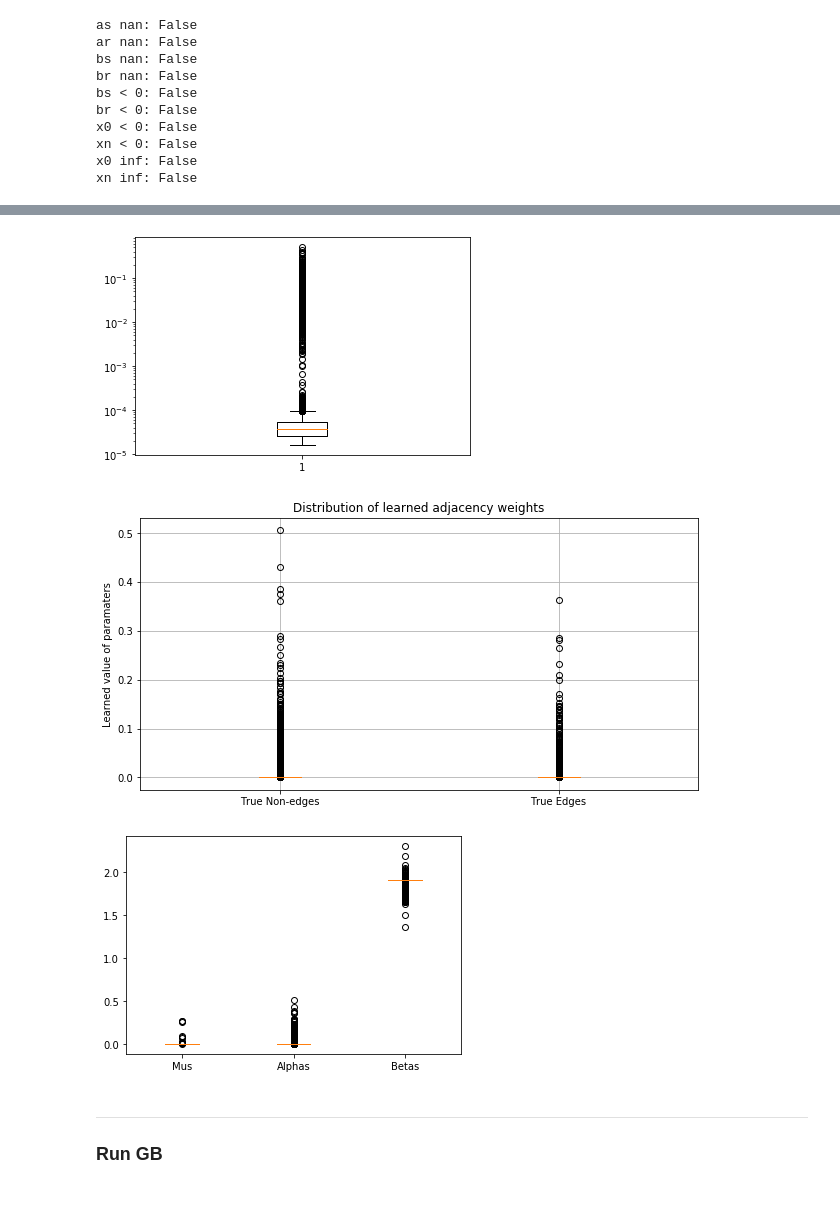
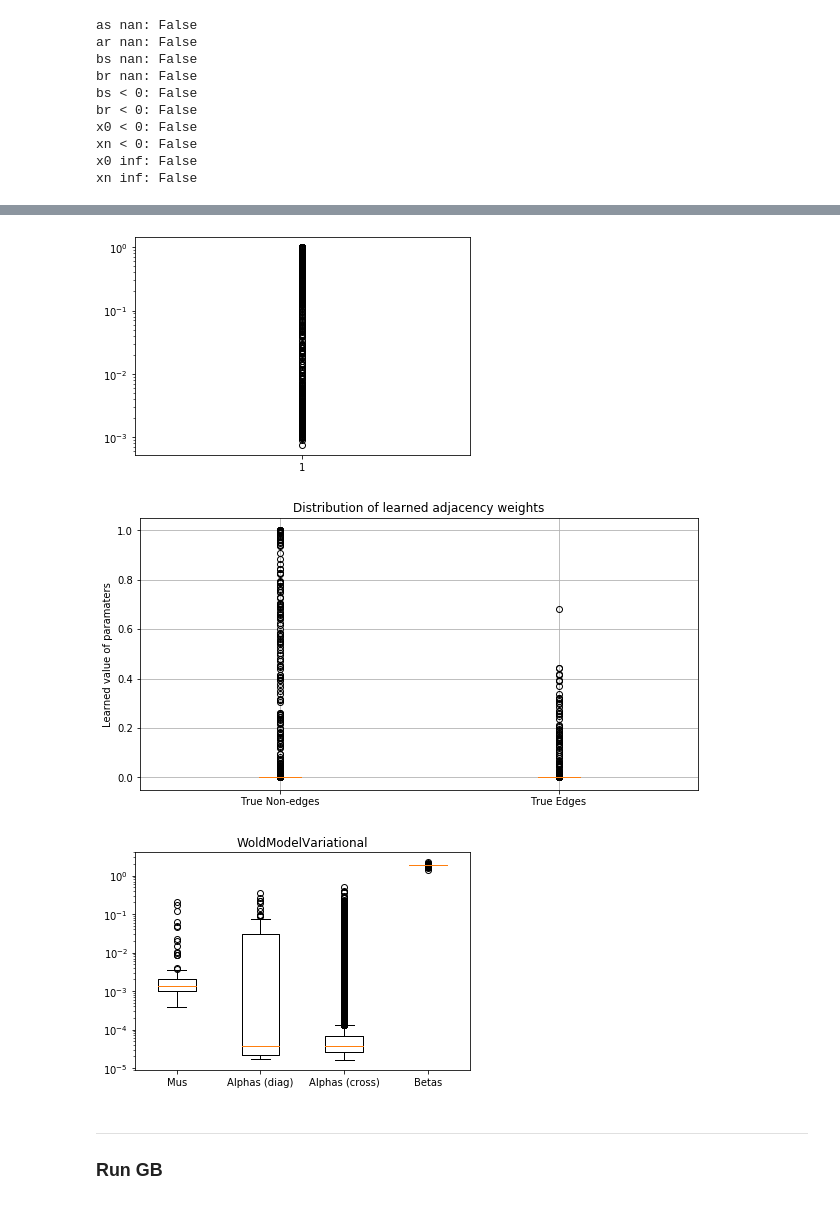
Before and after one commit to trouleau/var-wold, a Jupyter notebook: notebook/real-datasets/1-wt-email-Eu-core.ipynb, the cells around one changed output, grey strips where cells are left out. Cells and saved outputs as stored; diff of their text form; code cells hidden in the pictures.

```diff
--- a/notebook/real-datasets/1-wt-email-Eu-core.ipynb
+++ b/notebook/real-datasets/1-wt-email-Eu-core.ipynb
@@ -275,5 +275,5 @@ callback = tsvar.utils.callbacks.LearnerCallbackMLE(
 
 # Fit model
 vi_model.fit(as_pr=as_pr, ar_pr=ar_pr, bs_pr=bs_pr, br_pr=br_pr, zc_pr=zc_pr,
-          max_iter=2500, tol=1e-5, callback=callback)
+          max_iter=50, tol=1e-5, callback=callback)
 # %% [output]
@@ -297 +297,17 @@ iter:   238 | dx: +3.9405e-04 | f1-score: 0.09 | relerr: 1.98e+01 | p@5: 0.20 |
 KeyboardInterrupt:
+# %%
+mu_hat = vi_model._as_po[0, :] / vi_model._ar_po[0, :]
+adj_hat = vi_model._as_po[1:, :] / vi_model._ar_po[1:, :]
+beta_hat = vi_model._br_po[:, :] / (vi_model._bs_po[:, :] + 1) + 1
+model_name = type(vi_model).__name__
+
+#adj_hat = adj_hat
+adj_hat = adj_hat / beta_hat
+
+diag_mask = np.eye(adj_hat.shape[0]).astype(bool)
+adjacency_true_zero_diag = adjacency_true.copy()
+adjacency_true_zero_diag[diag_mask] = 0
+#adj_hat[diag_mask] = 0
+
+
+experiments_utils.print_report(name=type(vi_model).__name__, adj_hat=adj_hat, adj_true=adjacency_true, thresh=0.01)
@@ -349,7 +355,7 @@ AvgPrec@k per node:
 plt.boxplot(adj_hat.flatten());
 plt.yscale('log');
 # %% [output]
-[figure, old version]
+[figure, new version]
 # %%
 plt.figure(figsize=(10, 5))
 plt.grid()
@@ -359,11 +365,15 @@ plt.boxplot(
 plt.ylabel(r'Learned value of paramaters')
 plt.title('Distribution of learned adjacency weights');
 # %% [output]
-[figure, old version]
+[figure, new version]
 # %%
-plt.boxplot([mu_hat.flatten(), adj_hat.flatten(), beta_hat.flatten()], labels=['Mus', 'Alphas', 'Betas']);
+diag_mask = np.eye(adj_hat.shape[0]).astype(bool)
+plt.boxplot([mu_hat.flatten(), adj_hat[diag_mask].flatten(), adj_hat[~diag_mask].flatten(), beta_hat.flatten()],
+            labels=['Mus', 'Alphas (diag)', 'Alphas (cross)', 'Betas']);
+plt.yscale('log');
+plt.title(model_name);
 # %% [output]
-[figure, old version]
+[figure, new version]
 # %% [markdown]
 ---
 
```
Also changed, not shown: parts of 6 cells of this notebook, 5 other files.
